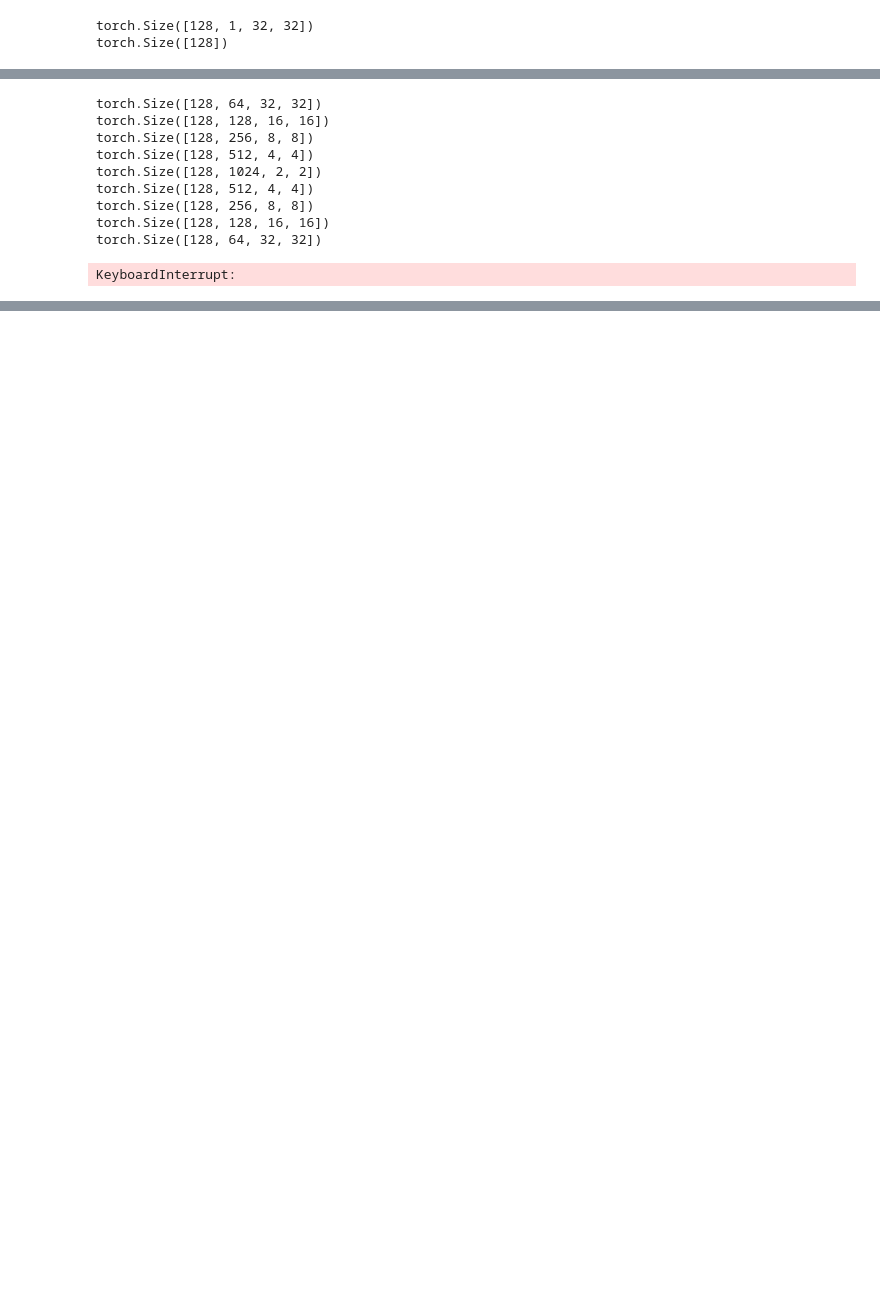
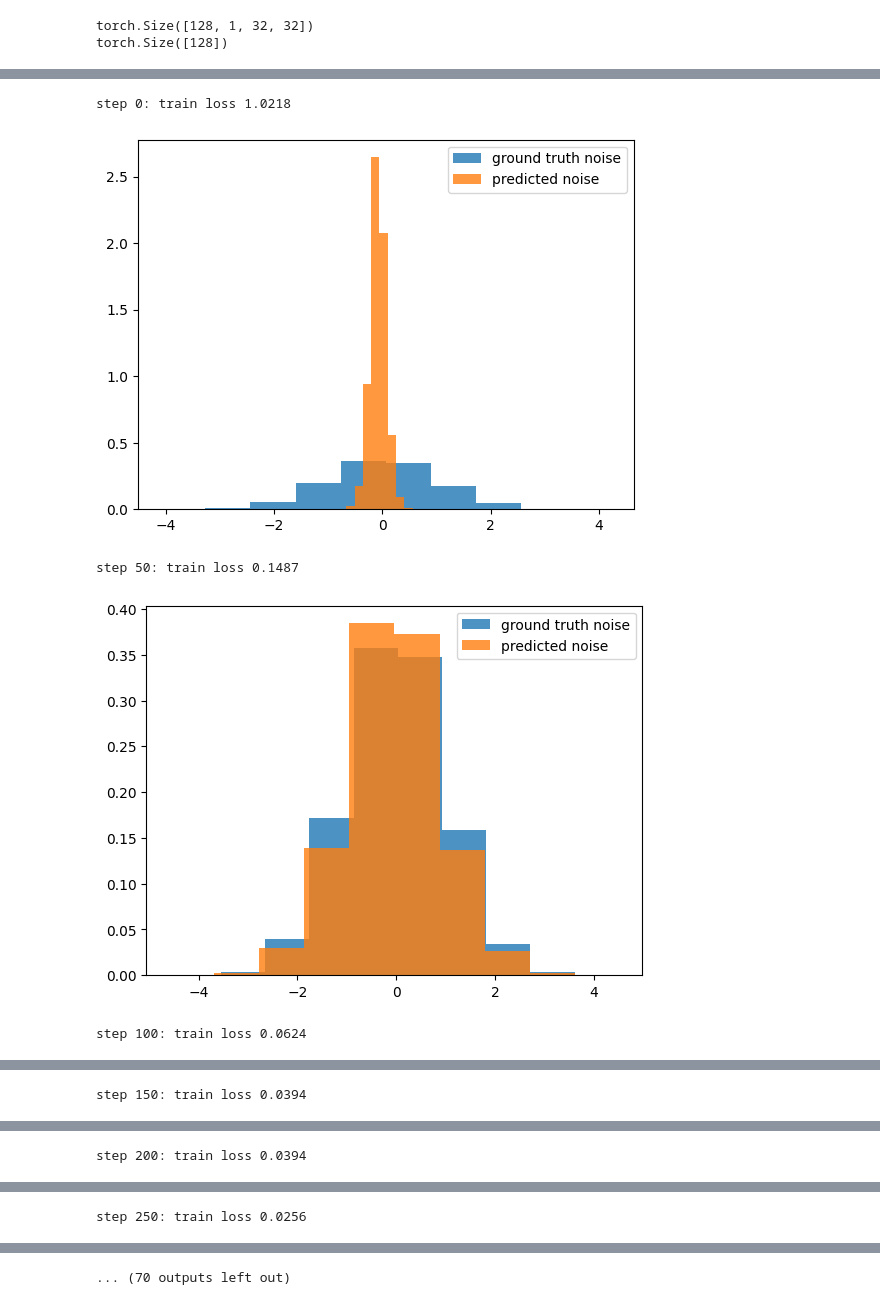
Before and after one commit to Shashank-Ojha/FashionDiffusion, a Jupyter notebook: trainer.ipynb, the cells around one changed output, grey strips where cells are left out. Saved outputs shown, nothing was run; the diff lists cells and outputs as text; code cells hidden in the pictures; blank space fills up the shorter version.

Commit message:
Add results and update trainer

```diff
--- a/trainer.ipynb
+++ b/trainer.ipynb
@@ -190,51 +191,39 @@ tensor([  0,  42,  85, 128, 170, 213, 256, 299])
 
 # Create a PyTorch optimizer
 optimizer = torch.optim.AdamW(unet.parameters(), lr=learning_rate)
 
-images, labels = next(iter(dataloader))
-images = images.to(device)
-
 # Training Loop
 for i in range(max_iters):
-    # Shape = (batch_size, block_size)
-#     images, labels = next(iter(dataloader))
-#     images, labels = images.to(device), labels.to(device)
-    mean_epoch_loss = []
-
-    batch = torch.stack([images[0]] * batch_size)
+    batch = torch.stack([images[0]] * batch_size).to(device)
 
     # Zero out the gradients
     optimizer.zero_grad()
 
     # Sample timesteps
     t = torch.randint(0, time_steps, (batch_size,)).long().to(device)
 
     # Detroy samples.
     # Shapes are (batch_size, num_channels, height, width) for both
     noisy_images, noise = model.destroy(batch, t, device)
 
     # Shape = (batch_size, num_channels, height, width)
     predicted_noise = unet(noisy_images, t)
 
     # Compute loss
     loss = torch.nn.functional.mse_loss(predicted_noise, noise)
-    mean_epoch_loss.append(loss.item())
     loss.backward()
 
     # Adjust weights
     optimizer.step()
 
     # Gather data report
     if i % eval_iters == 0 or i == max_iters - 1:
-        print(f"step {i}: train loss {np.mean(mean_epoch_loss):.4f}")
+        print(f"step {i}: train loss {loss.item():.4f}")
+        with torch.no_grad():
+          plot_noise_distribution(noise, predicted_noise)
 # %% [output]
-torch.Size([128, 64, 32, 32])
-torch.Size([128, 128, 16, 16])
-torch.Size([128, 256, 8, 8])
-torch.Size([128, 512, 4, 4])
-torch.Size([128, 1024, 2, 2])
-torch.Size([128, 512, 4, 4])
-torch.Size([128, 256, 8, 8])
-torch.Size([128, 128, 16, 16])
-torch.Size([128, 64, 32, 32])
+step 0: train loss 1.0218
+[figure, added]
-KeyboardInterrupt:
+step 50: train loss 0.1487
+[figure, added]
+step 100: train loss 0.0624
@@ -240,0 +231 @@ KeyboardInterrupt:
+step 150: train loss 0.0394
@@ -240,0 +233 @@ KeyboardInterrupt:
+step 200: train loss 0.0394
@@ -240,0 +235 @@ KeyboardInterrupt:
+step 250: train loss 0.0256
@@ -241 +237,2 @@ KeyboardInterrupt:
+... (70 outputs left out)
 # %%
```
Also changed, not shown: parts of 15 cells of this notebook, 4 other files.
